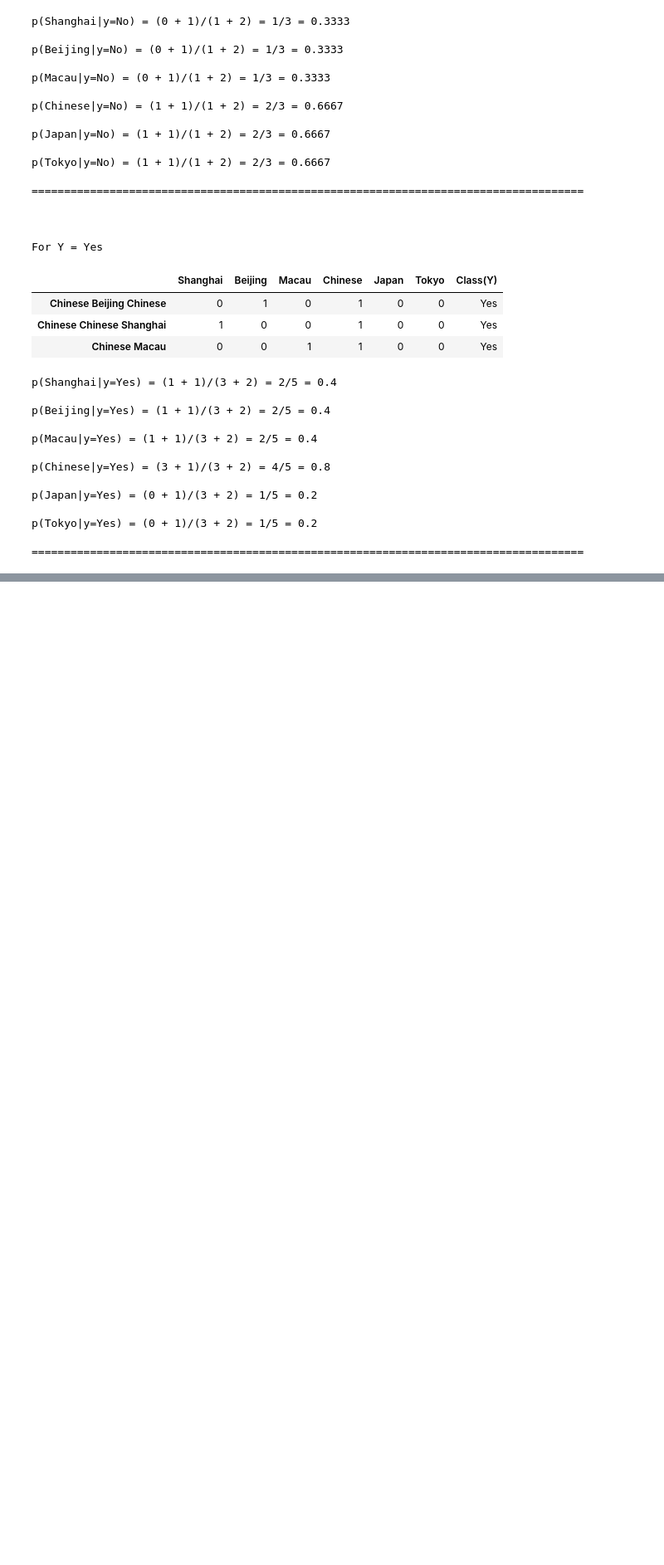
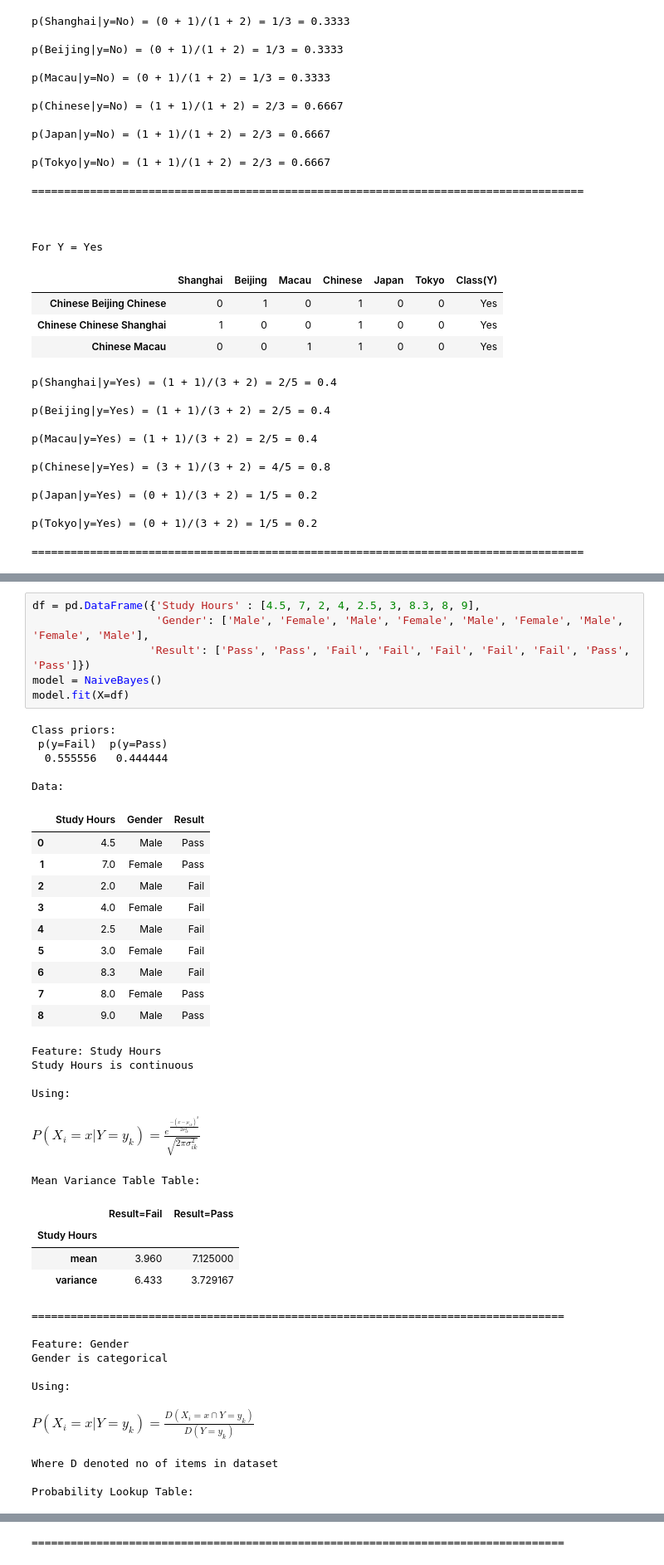
Before and after one commit to sumilk/Machine_Learning_from_scratch, a Jupyter notebook: Naive Bayes.ipynb, the cells around one changed output, grey strips where cells are left out. Shown at 83% size. Cells and saved outputs as stored; diff of their text form; blank space fills up the shorter version.

```diff
--- a/Naive Bayes.ipynb
+++ b/Naive Bayes.ipynb
@@ -356,0 +429,42 @@ The test document D belongs to class y = HAM
+# %%
+df = pd.DataFrame({'Study Hours' : [4.5, 7, 2, 4, 2.5, 3, 8.3, 8, 9],
+                   'Gender': ['Male', 'Female', 'Male', 'Female', 'Male', 'Female', 'Male', 'Female', 'Male'],
+                  'Result': ['Pass', 'Pass', 'Fail', 'Fail', 'Fail', 'Fail', 'Fail', 'Pass', 'Pass']})
+model = NaiveBayes()
+model.fit(X=df)
+# %% [output]
+Class priors:
+ p(y=Fail)  p(y=Pass)
+  0.555556   0.444444
+
+Data:
+|  | Study Hours | Gender | Result |
+| 0 | 4.5 | Male | Pass |
+| 1 | 7.0 | Female | Pass |
+| 2 | 2.0 | Male | Fail |
+| 3 | 4.0 | Female | Fail |
+| 4 | 2.5 | Male | Fail |
+| 5 | 3.0 | Female | Fail |
+| 6 | 8.3 | Male | Fail |
+| 7 | 8.0 | Female | Pass |
+| 8 | 9.0 | Male | Pass |
+Feature: Study Hours
+Study Hours is continuous
+
+Using:
+$\displaystyle P(X_{i}=x|Y=y_{k}) = \frac{e^{\frac{-(x-μ_{ik})^2}{2σ_{ik}^2}}}{\sqrt{2πσ_{ik}^2}}$
+Mean Variance Table Table:
+|  | Result=Fail | Result=Pass |
+| Study Hours |  |  |
+| mean | 3.960 | 7.125000 |
+| variance | 6.433 | 3.729167 |
+==================================================================================
+
+Feature: Gender
+Gender is categorical
+
+Using:
+$\displaystyle P(X_{i}=x|Y=y_{k}) = \frac{D(X_{i}=x∩Y=y_{k})}{D(Y=y_{k})}$
+Where D denoted no of items in dataset
+
+Probability Lookup Table:
@@ -356,0 +475 @@ The test document D belongs to class y = HAM
+==================================================================================
```
Also changed, not shown: parts of 5 cells of this notebook.
